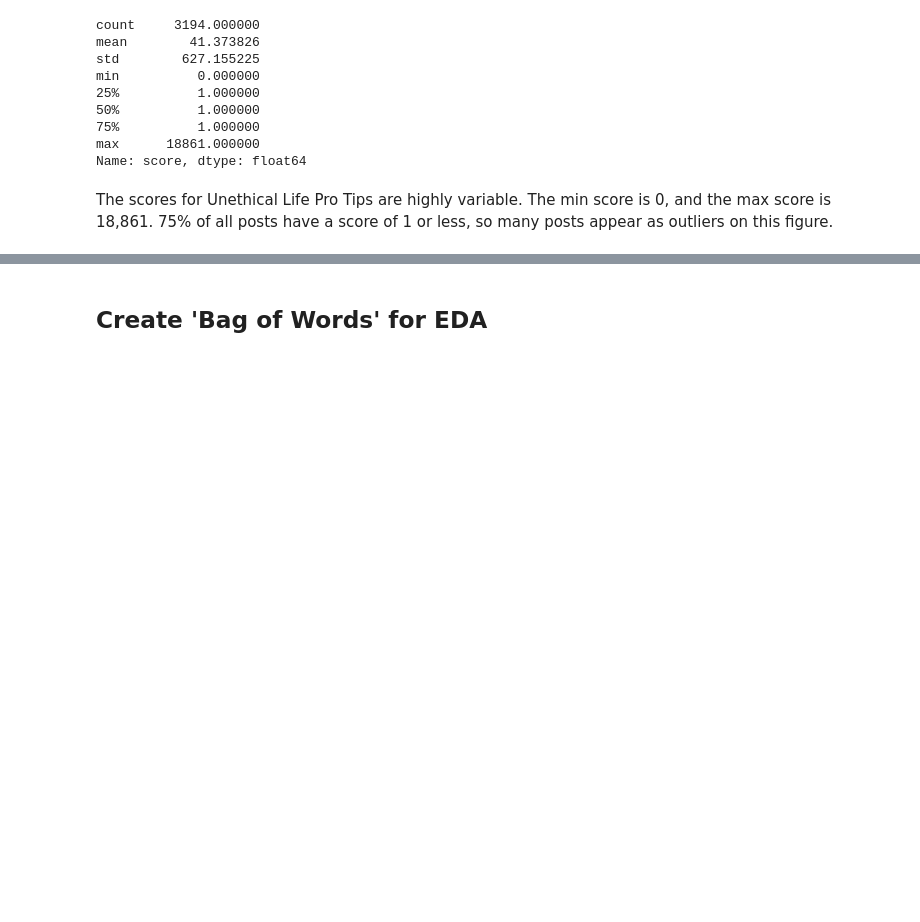
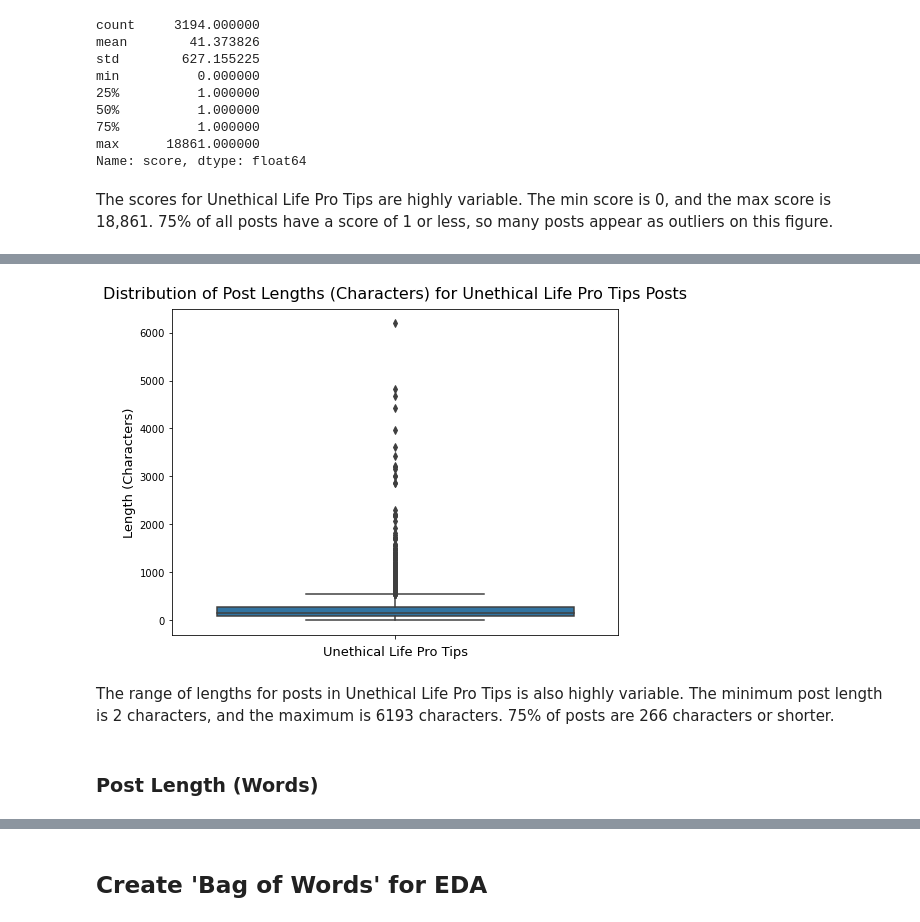
Before and after one commit to jlu90/Subreddit-Classification, a Jupyter notebook: code/04-EDA.ipynb, the cells around one changed output, grey strips where cells are left out. Drawn from its saved outputs; the diff is of its cells as text; code cells hidden in the pictures; blank space fills up the shorter version.

```diff
--- a/code/04-EDA.ipynb
+++ b/code/04-EDA.ipynb
@@ -86,0 +99,9 @@ The scores for Unethical Life Pro Tips are highly variable. The min score is 0,
+# %%
+create_v_barplot(unethical_life_pro_tips, 'post_length_char')
+set_labels('Distribution of Post Lengths (Characters) for Unethical Life Pro Tips Posts', 'Unethical Life Pro Tips', 'Length (Characters)');
+# %% [output]
+[figure, added]
+# %% [markdown]
+The range of lengths for posts in Unethical Life Pro Tips is also highly variable. The minimum post length is 2 characters, and the maximum is 6193 characters. 75% of posts are 266 characters or shorter.
+# %% [markdown]
+### Post Length (Words)
```
Also changed, not shown: parts of 16 cells of this notebook.
